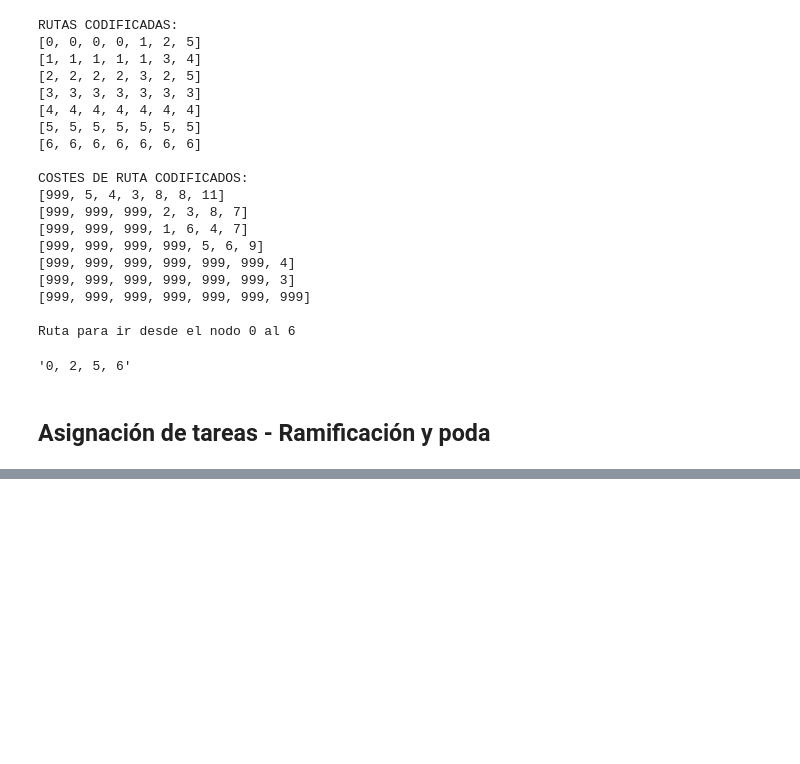
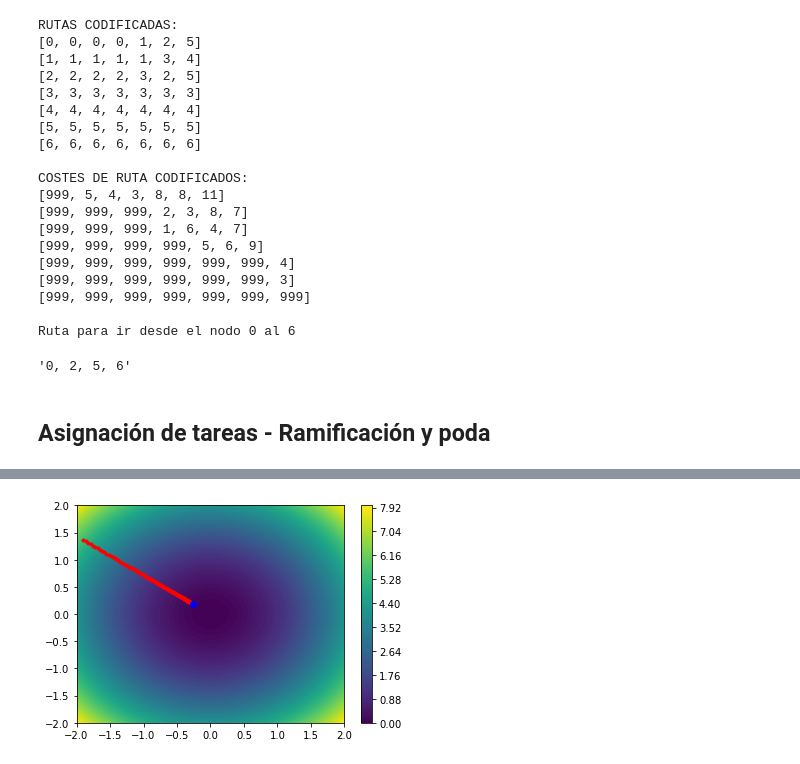
Before and after one commit to comandantexd/03MAIR_Algoritmos_optimizacion, a Jupyter notebook: AG2.ipynb, the cells around one changed output, grey strips where cells are left out. Saved outputs shown, nothing was run; the diff lists cells and outputs as text; code cells hidden in the pictures; blank space fills up the shorter version.

```diff
--- a/AG2.ipynb
+++ b/AG2.ipynb
@@ -77,0 +208,48 @@ Ruta para ir desde el nodo 0 al 6
+# %%
+# func = lambda x: np.sin(1 / 2 * x[0] ** 2 - 1 / 4 * x[1] ** 2 + 3) * np.cos(2 * x
+# [0] + 1 - np.e ** x[1])
+
+func = lambda X: X[0] ** 2 + X[1] ** 2
+
+res = 100
+
+_X = np.linspace(-2, 2, res)
+_Y = np.linspace(-2, 2, res)
+
+_Z = np.zeros((res, res))
+
+#Dibujamos el mapa de altura en 2D
+for ix, x in enumerate(_X):
+    for iy, y in enumerate(_Y):
+        _Z[iy, ix] = func([x, y])
+
+plt.contourf(_X, _Y, _Z, 100)
+plt.colorbar()
+
+
+T = np.random.rand(2) * 4 - 2
+_T = np.copy(T)
+
+h = 0.0001
+lr = 0.01 #learn rate
+iters = 100
+
+grad = np.zeros(2)
+
+for i in range(iters):
+    for it, ih in enumerate(T):
+        _T = np.copy(T)
+        _T[it] = _T[it] + h
+        _func = (func(_T) - func(T)) / h # derivada de la funcion: (f(x + h) - f(x)) / h
+        grad[it] = _func
+
+    T = T - lr * grad # descenso del gradient
+
+
+    plt.plot(T[0], T[1], '.', c='red')
+
+plt.plot(T[0], T[1], 'o', c='blue')
+
+plt.show()
+# %% [output]
+[figure, added]
```
Also changed, not shown: parts of 6 cells of this notebook, 1 other file.
